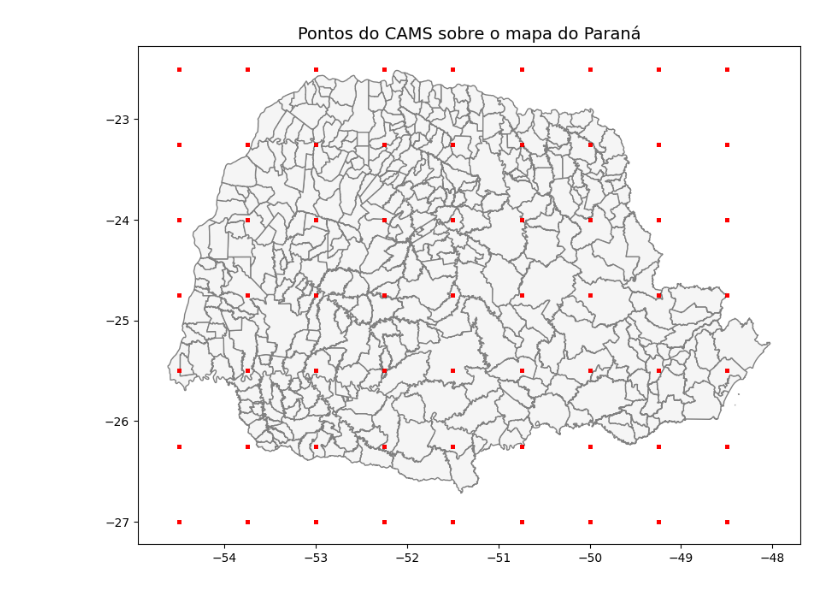
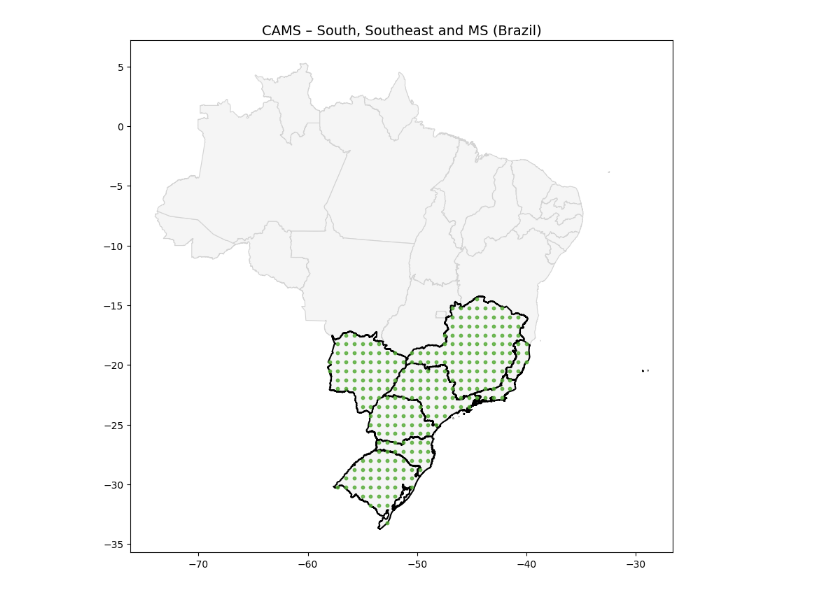
Before and after one commit to Gusmeira/Air-Quality-Neural-Forecast, a Jupyter notebook: Data/CAMS/extraction.ipynb, the cells around one changed output. Cells and saved outputs as stored; diff of their text form; code cells hidden in the pictures.

```diff
--- a/Data/CAMS/extraction.ipynb
+++ b/Data/CAMS/extraction.ipynb
@@ -40,0 +355,4 @@ Name: count, Length: 63, dtype: int64
+# %%
+df = pd.read_parquet(
+    r"C:\Users\gustavo.filho\Documents\Python\Masters\Data\CAMS\processed\eac4_era5_2010_2024.parquet",
+)
@@ -46,20 +641,44 @@ df.query("latitude == -27 and longitude == -54.5").groupby('valid_time')[['co']]
-# %%
-# 1️⃣ Carrega o shapefile do Paraná (municípios)
-pr = read_municipality(code_muni="PR", year=2020)
-
-# 4️⃣ Cria um GeoDataFrame a partir das coordenadas
-gdf = gpd.GeoDataFrame(
-    df,
-    geometry=gpd.points_from_xy(df["longitude"], df["latitude"]),
-    crs="EPSG:4326"  # sistema de coordenadas geográficas WGS84
-)
-
-# 5️⃣ Plota o mapa e os pontos
-fig, ax = plt.subplots(figsize=(10, 10))
-pr.plot(ax=ax, color="whitesmoke", edgecolor="gray")
-gdf.plot(ax=ax, markersize=5, color="red", alpha=0.5)
-
-ax.set_title("Pontos do CAMS sobre o mapa do Paraná", fontsize=14)
-plt.show()
-# %% [output]
-[figure, removed]
+# %%
+# Shapefile do Brasil inteiro (estados)
+br_all = read_state(year=2020).to_crs("EPSG:4326")
+
+# Estados de interesse (já definido antes)
+ufs_interesse = ["PR", "SC", "RS", "SP", "RJ", "MG", "ES", "MS"]
+br_reg = br_all[br_all["abbrev_state"].isin(ufs_interesse)]
+
+# Grade espacial única
+gdf_grid = (
+    gdf_reg[["latitude", "longitude", "geometry"]]
+    .drop_duplicates()
+)
+
+fig, ax = plt.subplots(figsize=(10, 10))
+
+# 1️⃣ Brasil inteiro (fundo)
+br_all.plot(
+    ax=ax,
+    color="whitesmoke",
+    edgecolor="lightgray",
+    linewidth=0.8
+)
+
+# 2️⃣ Região de estudo destacada
+br_reg.plot(
+    ax=ax,
+    color="none",
+    edgecolor="black",
+    linewidth=1.5
+)
+
+# 3️⃣ Grade CAMS
+gdf_grid.plot(
+    ax=ax,
+    markersize=10,
+    color="#54ac35",
+    alpha=0.8
+)
+
+ax.set_title("CAMS – South, Southeast and MS (Brazil)", fontsize=14)
+plt.show()
+# %% [output]
+[figure, added]
```
Also changed, not shown: parts of 34 cells of this notebook, 2 other files.
